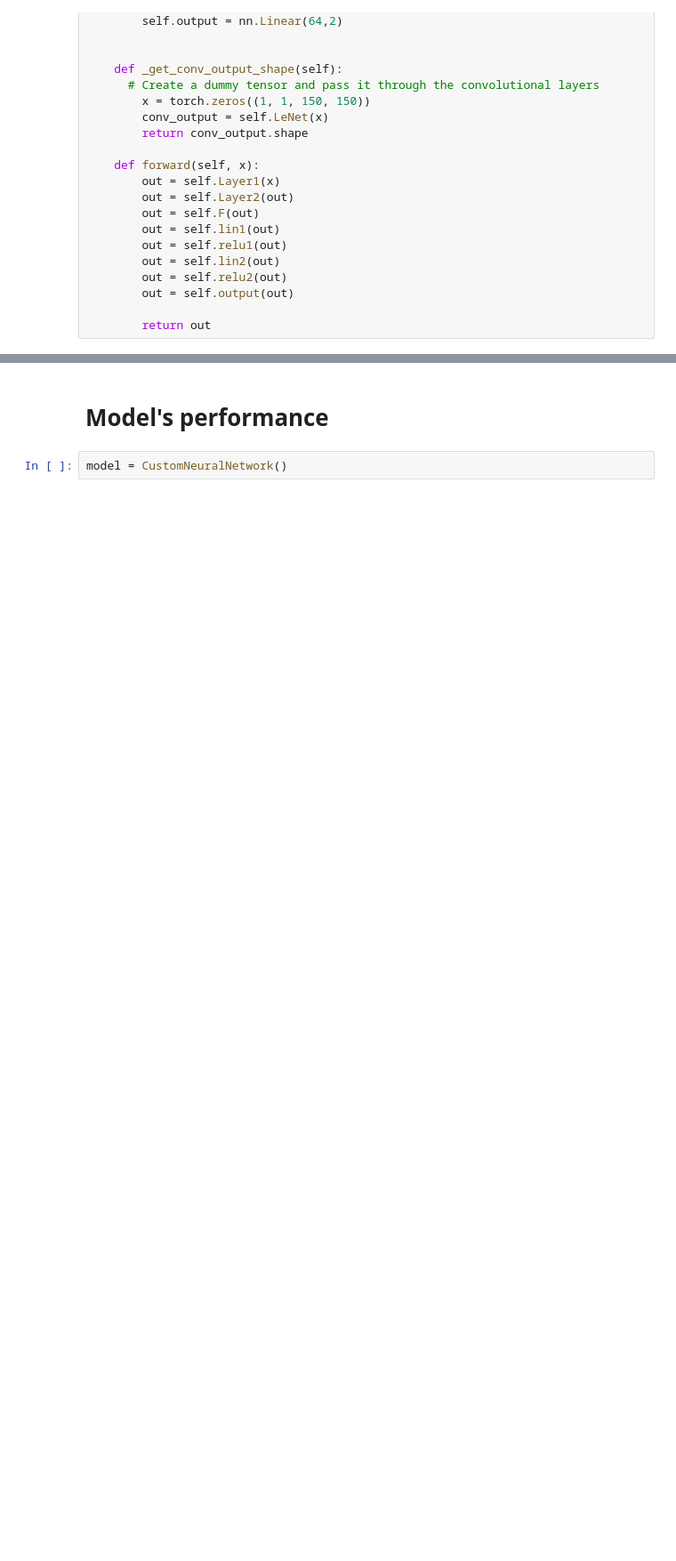
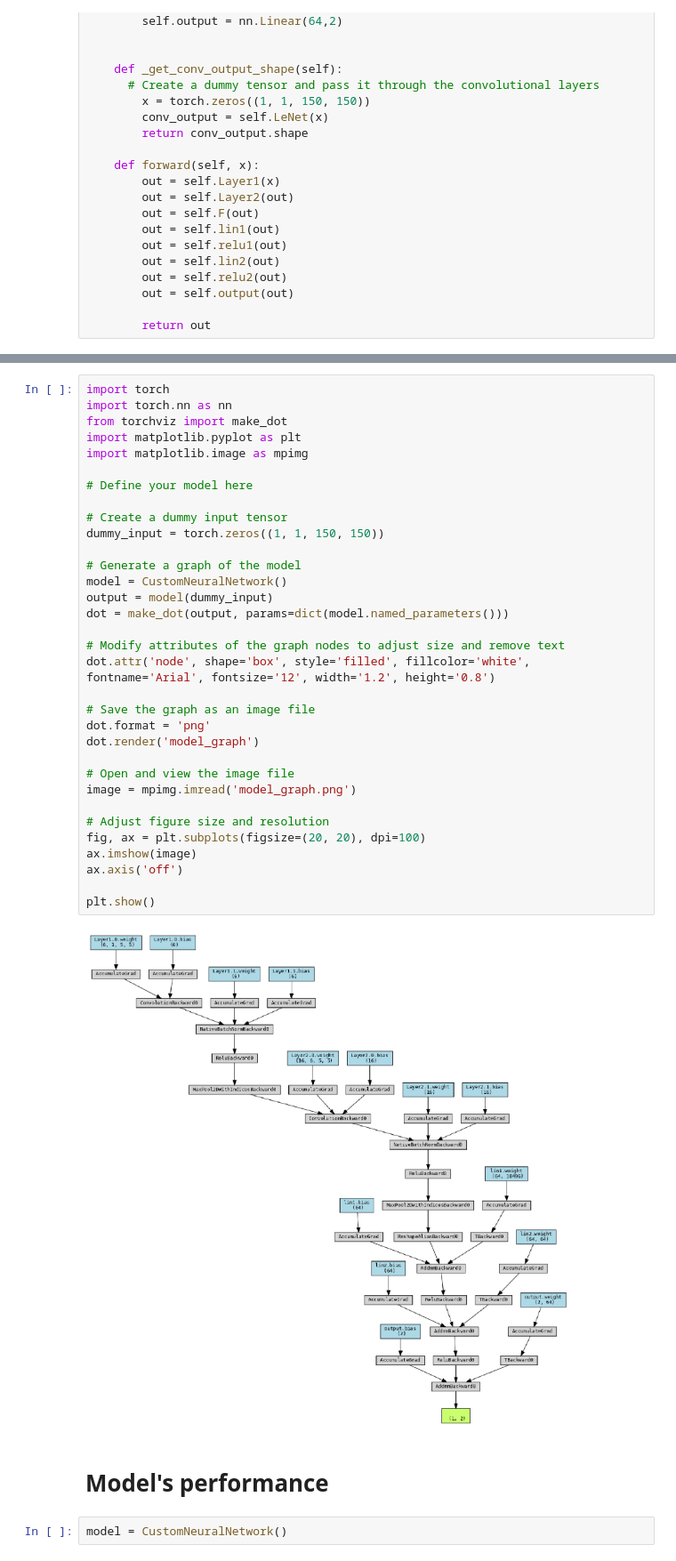
Before and after one commit to jimenasalinas/predicting_pneumonia, a Jupyter notebook: notebooks/second_checkpoint.ipynb, the cells around one changed output, grey strips where cells are left out. Shown at 89% size. Saved outputs shown, nothing was run; the diff lists cells and outputs as text; blank space fills up the shorter version.

```diff
--- a/notebooks/second_checkpoint.ipynb
+++ b/notebooks/second_checkpoint.ipynb
@@ -262,3 +424,38 @@ class CustomNeuralNetwork(nn.Module):
+# %%
+import torch
+import torch.nn as nn
+from torchviz import make_dot
+import matplotlib.pyplot as plt
+import matplotlib.image as mpimg
+
+# Define your model here
+
+# Create a dummy input tensor
+dummy_input = torch.zeros((1, 1, 150, 150))
+
+# Generate a graph of the model
+model = CustomNeuralNetwork()
+output = model(dummy_input)
+dot = make_dot(output, params=dict(model.named_parameters()))
+
+# Modify attributes of the graph nodes to adjust size and remove text
+dot.attr('node', shape='box', style='filled', fillcolor='white', fontname='Arial', fontsize='12', width='1.2', height='0.8')
+
+# Save the graph as an image file
+dot.format = 'png'
+dot.render('model_graph')
+
+# Open and view the image file
+image = mpimg.imread('model_graph.png')
+
+# Adjust figure size and resolution
+fig, ax = plt.subplots(figsize=(20, 20), dpi=100)
+ax.imshow(image)
+ax.axis('off')
+
+plt.show()
+# %% [output]
+[figure, added]
 # %% [markdown]
 # Model's performance
 # %%
```
Also changed, not shown: parts of 5 cells of this notebook.
